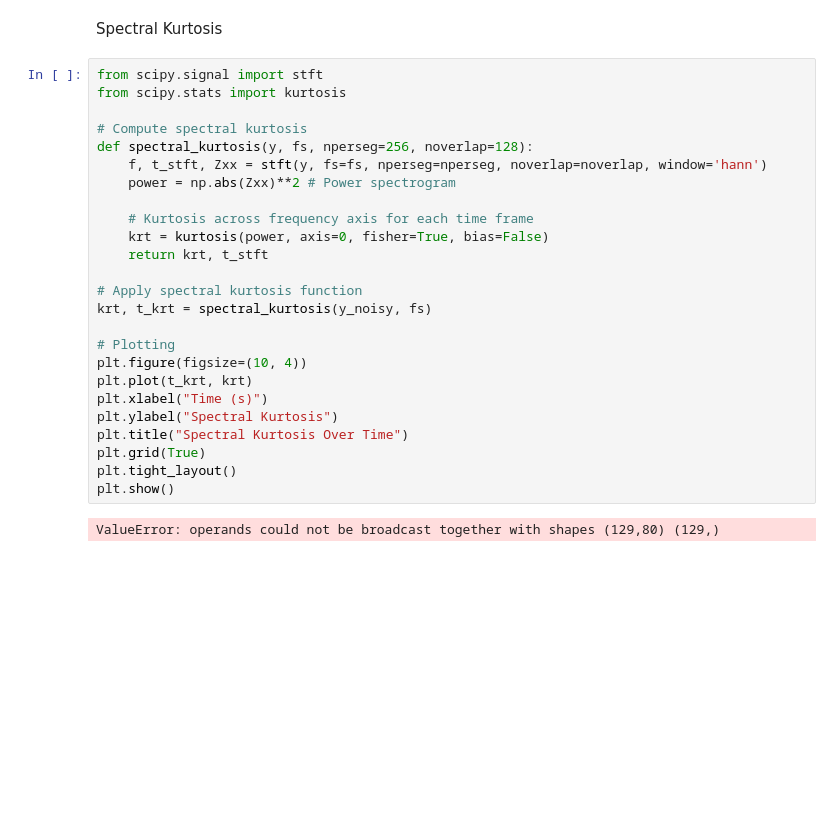
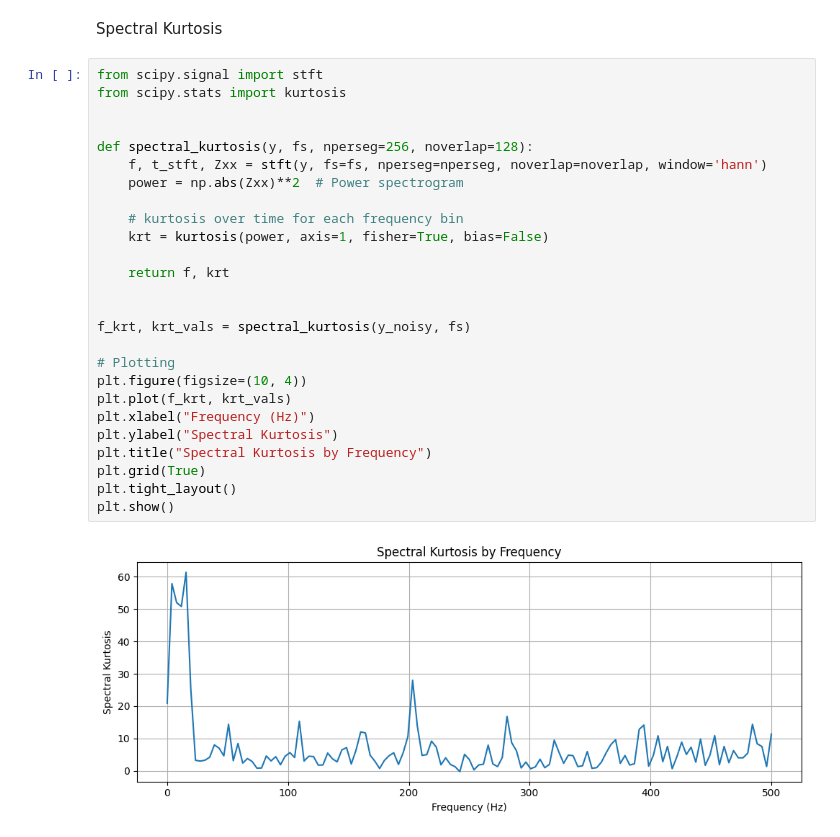
Before and after one commit to buchbindern/MathworksInPython, a Jupyter notebook: WindTurbineDegradation/SpectralKurtosisTest.ipynb, the cells around one changed output. Drawn from its saved outputs; the diff is of its cells as text; blank space fills up the shorter version.

Commit message:
spectral kurtosis

```diff
--- a/WindTurbineDegradation/SpectralKurtosisTest.ipynb
+++ b/WindTurbineDegradation/SpectralKurtosisTest.ipynb
@@ -53,27 +52,28 @@ Spectral Kurtosis
 # %%
 from scipy.signal import stft
 from scipy.stats import kurtosis
 
-# Compute spectral kurtosis
+
 def spectral_kurtosis(y, fs, nperseg=256, noverlap=128):
     f, t_stft, Zxx = stft(y, fs=fs, nperseg=nperseg, noverlap=noverlap, window='hann')
-    power = np.abs(Zxx)**2 # Power spectrogram
+    power = np.abs(Zxx)**2  # Power spectrogram
 
-    # Kurtosis across frequency axis for each time frame
-    krt = kurtosis(power, axis=0, fisher=True, bias=False)
-    return krt, t_stft
+    # kurtosis over time for each frequency bin
+    krt = kurtosis(power, axis=1, fisher=True, bias=False)
 
-# Apply spectral kurtosis function
-krt, t_krt = spectral_kurtosis(y_noisy, fs)
+    return f, krt
+
+
+f_krt, krt_vals = spectral_kurtosis(y_noisy, fs)
 
 # Plotting
 plt.figure(figsize=(10, 4))
-plt.plot(t_krt, krt)
-plt.xlabel("Time (s)")
+plt.plot(f_krt, krt_vals)
+plt.xlabel("Frequency (Hz)")
 plt.ylabel("Spectral Kurtosis")
-plt.title("Spectral Kurtosis Over Time")
+plt.title("Spectral Kurtosis by Frequency")
 plt.grid(True)
 plt.tight_layout()
 plt.show()
 # %% [output]
-ValueError: operands could not be broadcast together with shapes (129,80) (129,)
+[figure, added]
```
Also changed, not shown: parts of 2 cells of this notebook.
